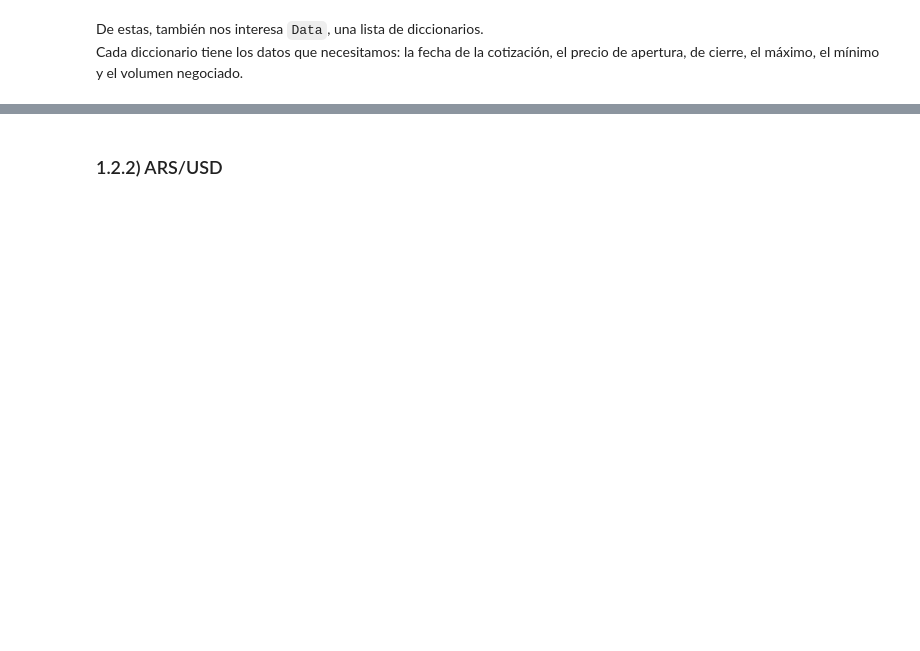
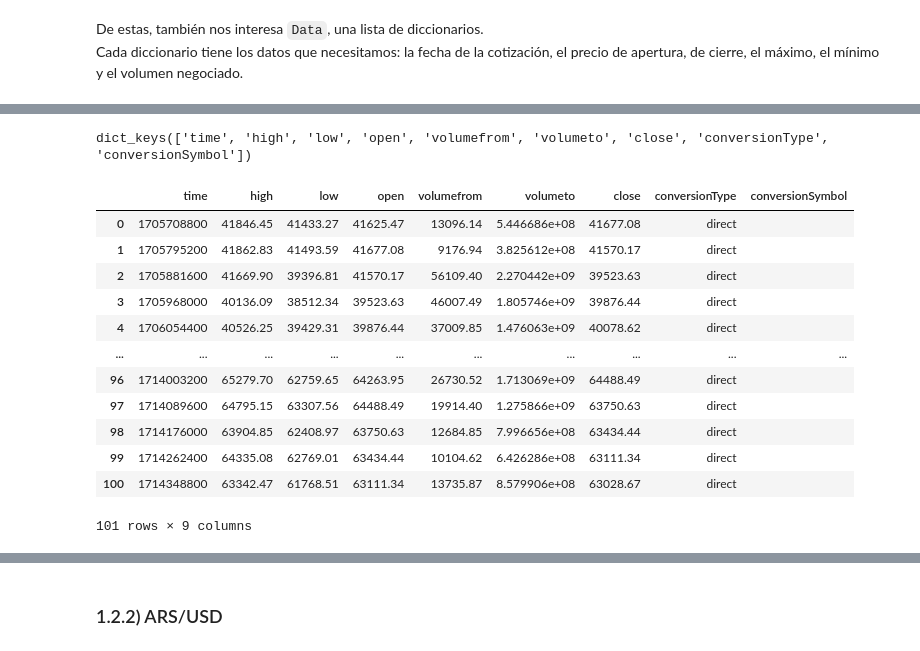
Before and after one commit to PPereyraAN/RepositorioAN, a Jupyter notebook: Python-API.ipynb, the cells around one changed output, grey strips where cells are left out. Drawn from its saved outputs; the diff is of its cells as text; code cells hidden in the pictures; blank space fills up the shorter version.

```diff
--- a/Python-API.ipynb
+++ b/Python-API.ipynb
@@ -101,3 +224,7 @@ Para ver el resultado van a tener que crear el data frame como hacemos más abaj
 ## Descargar datos
 Primero, traemos la información usando el método `GET`
 Convertimos esos datos en un diccionario y exploramos un poco la estructura. `keys()` nos muestra cuáles son las claves del diccionario. Nos interesa `Data`.
+# %%
+BTC_data = requests.get(url = url)
+# %%
+json_BTC = j.loads(BTC_data.text)
@@ -118,0 +300,24 @@ Cada diccionario tiene los datos que necesitamos: la fecha de la cotización, el
+# %%
+json_BTC_data = json_BTC['Data']['Data']
+# %%
+json_BTC_data[0].keys()
+# %% [output]
+dict_keys(['time', 'high', 'low', 'open', 'volumefrom', 'volumeto', 'close', 'conversionType', 'conversionSymbol'])
+# %%
+df = pd.DataFrame(json_BTC_data).dropna()
+# %%
+df
+# %% [output]
+|  | time | high | low | open | volumefrom | volumeto | close | conversionType | conversionSymbol |
+| 0 | 1705708800 | 41846.45 | 41433.27 | 41625.47 | 13096.14 | 5.446686e+08 | 41677.08 | direct |  |
+| 1 | 1705795200 | 41862.83 | 41493.59 | 41677.08 | 9176.94 | 3.825612e+08 | 41570.17 | direct |  |
+| 2 | 1705881600 | 41669.90 | 39396.81 | 41570.17 | 56109.40 | 2.270442e+09 | 39523.63 | direct |  |
+| 3 | 1705968000 | 40136.09 | 38512.34 | 39523.63 | 46007.49 | 1.805746e+09 | 39876.44 | direct |  |
+| 4 | 1706054400 | 40526.25 | 39429.31 | 39876.44 | 37009.85 | 1.476063e+09 | 40078.62 | direct |  |
+| ... | ... | ... | ... | ... | ... | ... | ... | ... | ... |
+| 96 | 1714003200 | 65279.70 | 62759.65 | 64263.95 | 26730.52 | 1.713069e+09 | 64488.49 | direct |  |
+| 97 | 1714089600 | 64795.15 | 63307.56 | 64488.49 | 19914.40 | 1.275866e+09 | 63750.63 | direct |  |
+| 98 | 1714176000 | 63904.85 | 62408.97 | 63750.63 | 12684.85 | 7.996656e+08 | 63434.44 | direct |  |
+| 99 | 1714262400 | 64335.08 | 62769.01 | 63434.44 | 10104.62 | 6.426286e+08 | 63111.34 | direct |  |
+| 100 | 1714348800 | 63342.47 | 61768.51 | 63111.34 | 13735.87 | 8.579906e+08 | 63028.67 | direct |  |
+101 rows × 9 columns
```
Also changed, not shown: parts of 44 cells of this notebook.
